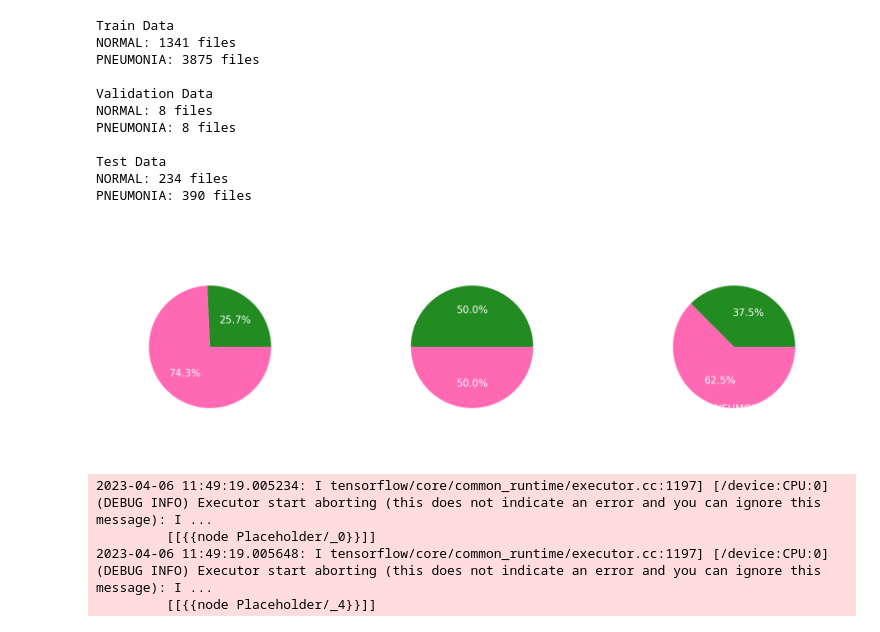
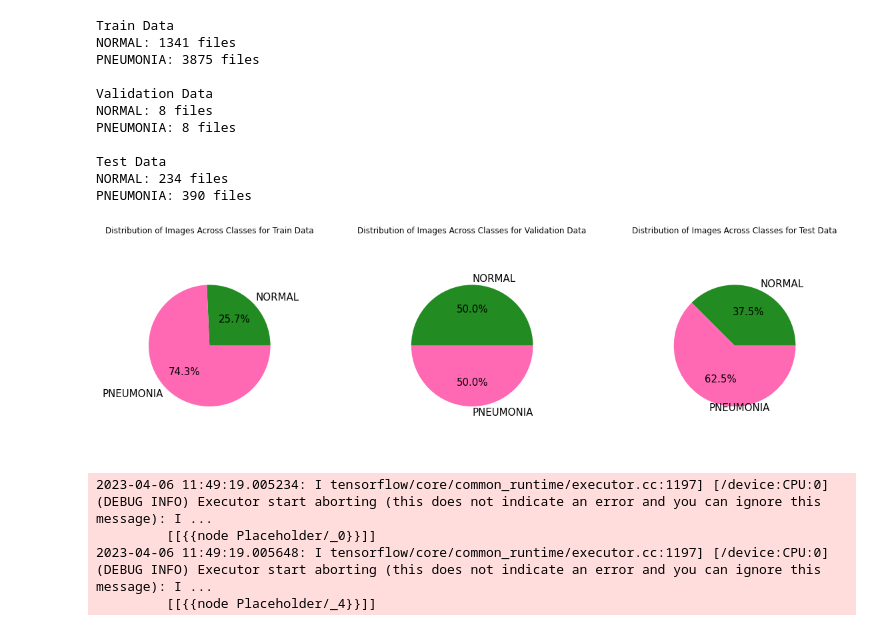
Before and after one commit to SikYinSun/COVID-19-Detection, a Jupyter notebook: COVID19_detection.ipynb, the cells around one changed output. Cells and saved outputs as stored; diff of their text form; code cells hidden in the pictures.

Commit message:
update pie chart

```diff
--- a/COVID19_detection.ipynb
+++ b/COVID19_detection.ipynb
@@ -196,15 +178,16 @@ PNEUMONIA: 390 files
 # %%
 colors = ['#228b22', '#ff69b4']
 fig, axs = plt.subplots(ncols=3, figsize=(20, 6))
-axs[0].pie(train_num, labels=class_label, autopct='%1.1f%%', colors = colors, textprops={'color': 'white', 'fontsize': 15}, radius=0.7, center=(0.5, 0.5))
-axs[0].set_title('Distribution of Images Across Classes for Train Data', color="white")
-axs[1].pie(val_num, labels=class_label, autopct='%1.1f%%', colors = colors, textprops={'color': 'white', 'fontsize': 15}, radius=0.7, center=(0.5, 0.5))
-axs[1].set_title('Distribution of Images Across Classes for Validation Data', color="white")
-axs[2].pie(test_num, labels=class_label, autopct='%1.1f%%', colors = colors, textprops={'color': 'white', 'fontsize': 15}, radius=0.7, center=(0.5, 0.5))
-axs[2].set_title('Distribution of Images Across Classes for Test Data', color="white")
+fig.set_facecolor('white')
+axs[0].pie(train_num, labels=class_label, autopct='%1.1f%%', colors = colors, textprops={'fontsize': 15}, radius=0.7, center=(0.5, 0.5))
+axs[0].set_title('Distribution of Images Across Classes for Train Data')
+axs[1].pie(val_num, labels=class_label, autopct='%1.1f%%', colors = colors, textprops={'fontsize': 15}, radius=0.7, center=(0.5, 0.5))
+axs[1].set_title('Distribution of Images Across Classes for Validation Data')
+axs[2].pie(test_num, labels=class_label, autopct='%1.1f%%', colors = colors, textprops={'fontsize': 15}, radius=0.7, center=(0.5, 0.5))
+axs[2].set_title('Distribution of Images Across Classes for Test Data')
 plt.show()
 # %% [output]
-[figure, old version]
+[figure, new version]
 # %%
 plt.figure(figsize = (10,10))
 for images, labels in train_data.take(1):
```
Also changed, not shown: parts of 2 cells of this notebook.
